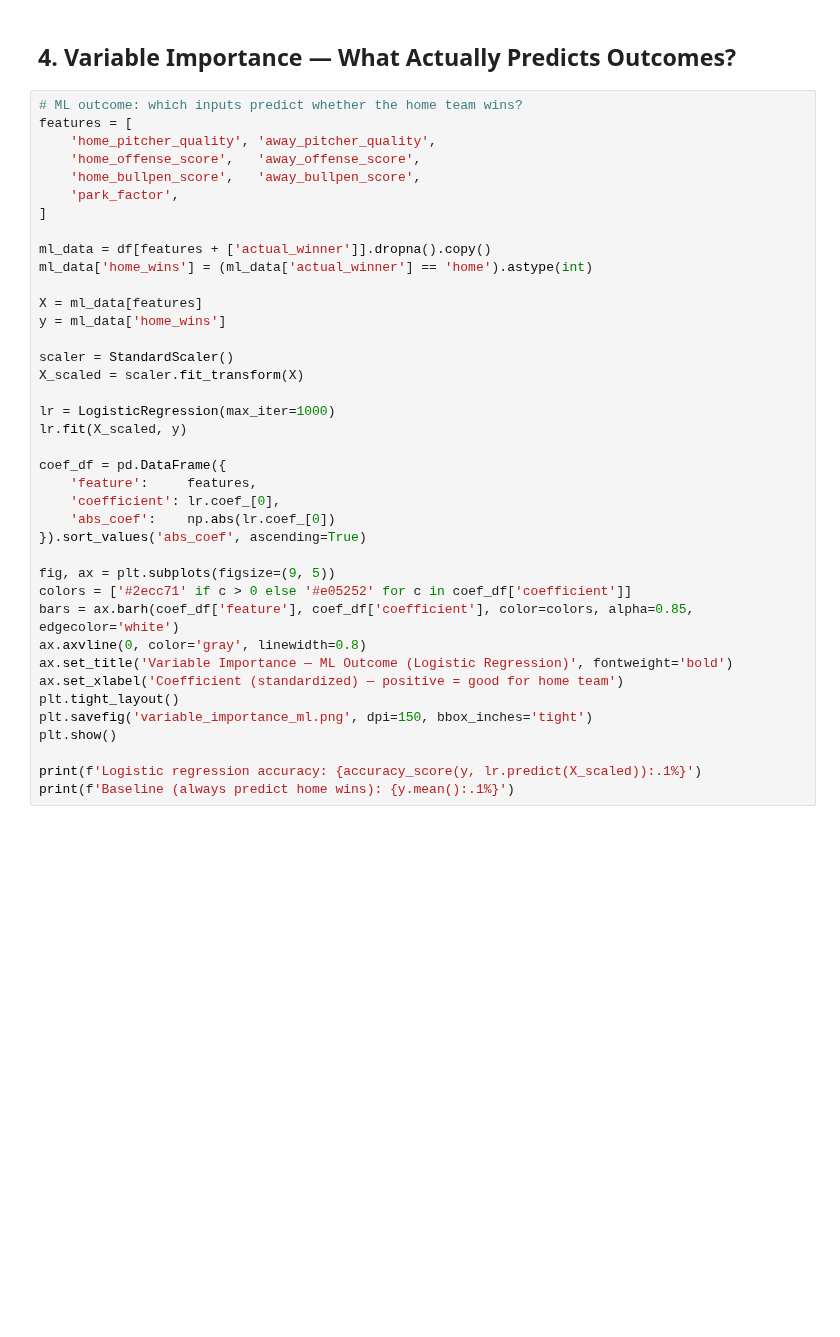
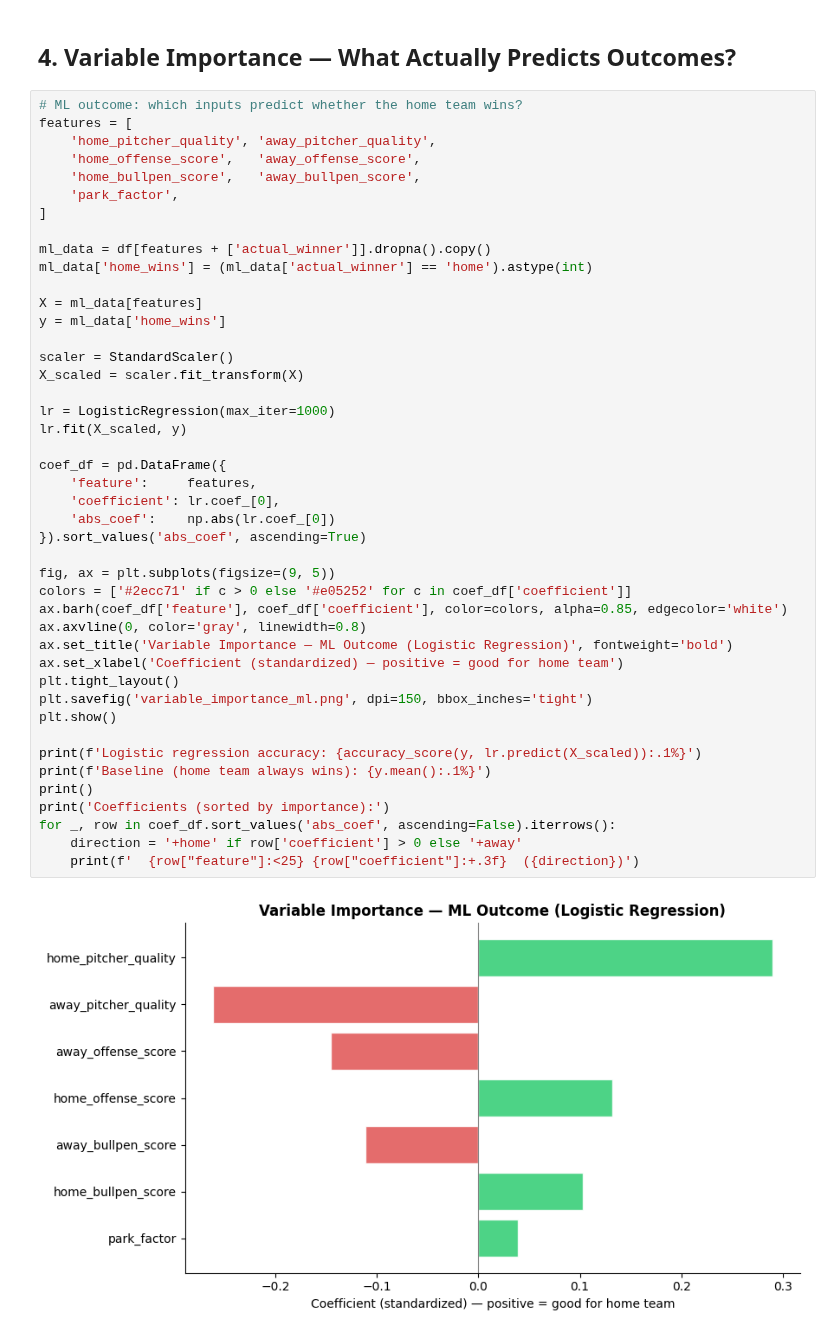
Before and after one commit to speiser11/NCAAB-LS-Model, a Jupyter notebook: scripts/analyze_mlb_backtest.ipynb, the cells around one changed output. Drawn from its saved outputs; the diff is of its cells as text; blank space fills up the shorter version.

```diff
--- a/scripts/analyze_mlb_backtest.ipynb
+++ b/scripts/analyze_mlb_backtest.ipynb
@@ -149,32 +217,39 @@ features = [
 ]
 
 ml_data = df[features + ['actual_winner']].dropna().copy()
 ml_data['home_wins'] = (ml_data['actual_winner'] == 'home').astype(int)
 
 X = ml_data[features]
 y = ml_data['home_wins']
 
 scaler = StandardScaler()
 X_scaled = scaler.fit_transform(X)
 
 lr = LogisticRegression(max_iter=1000)
 lr.fit(X_scaled, y)
 
 coef_df = pd.DataFrame({
     'feature':     features,
     'coefficient': lr.coef_[0],
     'abs_coef':    np.abs(lr.coef_[0])
 }).sort_values('abs_coef', ascending=True)
 
 fig, ax = plt.subplots(figsize=(9, 5))
 colors = ['#2ecc71' if c > 0 else '#e05252' for c in coef_df['coefficient']]
-bars = ax.barh(coef_df['feature'], coef_df['coefficient'], color=colors, alpha=0.85, edgecolor='white')
+ax.barh(coef_df['feature'], coef_df['coefficient'], color=colors, alpha=0.85, edgecolor='white')
 ax.axvline(0, color='gray', linewidth=0.8)
 ax.set_title('Variable Importance — ML Outcome (Logistic Regression)', fontweight='bold')
 ax.set_xlabel('Coefficient (standardized) — positive = good for home team')
 plt.tight_layout()
 plt.savefig('variable_importance_ml.png', dpi=150, bbox_inches='tight')
 plt.show()
 
 print(f'Logistic regression accuracy: {accuracy_score(y, lr.predict(X_scaled)):.1%}')
-print(f'Baseline (always predict home wins): {y.mean():.1%}')
+print(f'Baseline (home team always wins): {y.mean():.1%}')
+print()
+print('Coefficients (sorted by importance):')
+for _, row in coef_df.sort_values('abs_coef', ascending=False).iterrows():
+    direction = '+home' if row['coefficient'] > 0 else '+away'
+    print(f'  {row["feature"]:<25} {row["coefficient"]:+.3f}  ({direction})')
+# %% [output]
+[figure, added]
```
Also changed, not shown: parts of 19 cells of this notebook, 6 other files.
